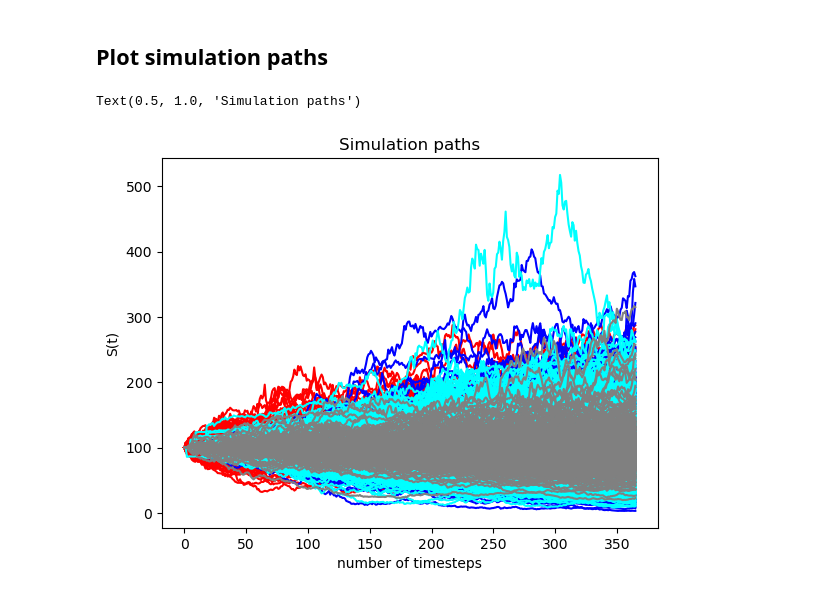
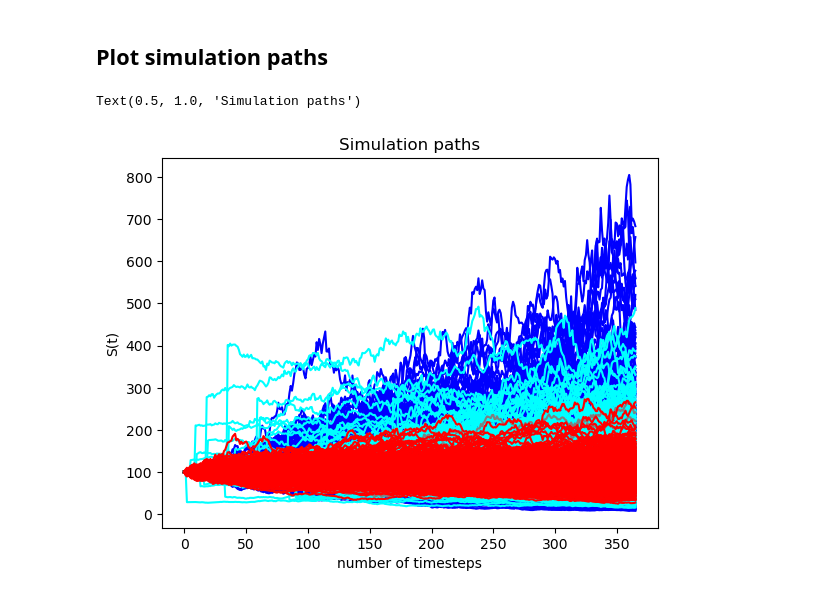
Before and after one commit to RIVACON/RiVaPy, a Jupyter notebook: sandbox/embedding/model_calibration.ipynb, the cells around one changed output. Saved outputs shown, nothing was run; the diff lists cells and outputs as text; code cells hidden in the pictures.

```diff
--- a/sandbox/embedding/model_calibration.ipynb
+++ b/sandbox/embedding/model_calibration.ipynb
@@ -680,9 +703,7 @@ def report_calibration(initial_guess, calibrated_params):
                           index=["rho", "sigma", "theta", "kappa", "v0","muJ","sigmaJ","lambda"]).round(4).T
     return report
 # %%
-def Feller(x):
-    return 2*x[3] * x[2] - x[1]**2 - 1e-6
-cons = ({"fun": Feller, "type": "ineq"})
+from scipy.optimize import minimize, NonlinearConstraint, SR1
 
 def f_HestonWithJumps(x, prices, strikes,ttm):
     model = HestonWithJumps(rate_of_mean_reversion=x[3],long_run_average=x[2],
@@ -690,13 +711,23 @@ def f_HestonWithJumps(x, prices, strikes,ttm):
     prices_calib = model.compute_call_price(s0=100., v0=model.v0,K=strikes,ttm=ttm)
     return np.sum( (prices_calib - prices)**2 )
 
-init_vals = [-0.4, 1.1, 0.1, 0.6, 0.02, 0.1, 0.1, 0.1] # rho, sigma, theta, kappa, v0, muJ, sigmaJ, lambda
-bounds = ( (-1,1), (1e-15,np.inf), (1e-15, 50), (1e-15, 50), (1e-15, 10),(1e-15, 10),(1e-15, 10),(1e-15, 10) )
-params_HestwJ_con = scpo.minimize(f_HestonWithJumps, x0=init_vals, args=(np.array(prices), np.array(xStrikes),np.array(ttm)),
-                  method='SLSQP', bounds=bounds, constraints=cons,
-                  tol=1e-4, options={"maxiter":1000}).x
+constr_func = lambda x: np.array( [ 2*x[3] * x[2] - x[1]**2 - 1e-6,
+                                    x[0],
+                                    x[4],
+                                    x[5],x[6], x[7] ] )
+
+x0=[-0.4, 1.1, 0.1, 0.6, 0.02, 0.1, 0.1, 0.1]
+
+lb = np.array( [ 0.,-1.,0.01,0.01,0.01,0.01] )
+ub = np.array( [ np.inf,1.,1.,8.,10.,10.] )
+
+nonlin_con = NonlinearConstraint( constr_func, lb=lb,ub=ub)
+bounds = ( (-1,1), (1e-2,5),(1e-2,8),(1e-2,10),(1e-2,10) )
+params_HestwJ_con = minimize( f_HestonWithJumps, x0=x0, args=(np.array(prices), np.array(xStrikes),np.array(ttm)), method='trust-constr',
+                jac='2-point',#hess=SR1(),#bounds=bounds,
+                constraints = nonlin_con ,tol=1e-5, options={"maxiter":1000}).x
 
 # Result
-report_calibration(init_vals, params_HestwJ_con)
+report_calibration(x0, params_HestwJ_con)
 # %% [output]
 |  | rho | sigma | theta | kappa | v0 | muJ | sigmaJ | lambda |
@@ -735,7 +766,7 @@ init_vals = [-4., 0.5, 10., 0.6,0.02] # rho,lambda,b,a,v0
 bounds = ( (-10,10), (0.5, 50), (1e-15, 50), (0.6, 10),(1e-15, 10))
 params_BNS_con = scpo.minimize(f_BNS, x0=init_vals, args=(np.array(prices), np.array(xStrikes),np.array(ttm)),
                   method='SLSQP', bounds=bounds, #constraints=cons,
-                  tol=1e-4, options={"maxiter":2000}).x
+                  tol=1e-4, options={"maxiter":1000}).x
 
 # Result
 report_calibration(init_vals, params_BNS_con)
@@ -771,33 +786,34 @@ mean abs error: 0.0001626766580181549
 # %%
 np.random.seed(123)
 n = 365
-T = 1.55661#n/365
+T = n/365
 timegrid = np.linspace(0.0,T,n) # simulate on daily timegrid over 30 days
 n_sims = 1000
 S0 = 100.#24.6144
 K = S0
 
 paths_Heston = Hest.simulate(timegrid, S0=S0, v0=model.v0, M=n_sims,n=n,model_name='Heston')
 paths_HestonWithJumps = HestwJ.simulate(timegrid, S0=S0, v0=model.v0, M=n_sims,n=n,model_name='Heston')
 paths_BNS = BNSm.simulate(timegrid, S0=S0, v0=model.v0, M=n_sims,n=n,model_name='BNS')
 
 plt.figure()
+
+plt.plot(paths_Heston[:,:], color = 'blue')
+plt.plot(paths_HestonWithJumps[:,:], color = 'cyan')
+plt.plot(paths_BNS[:,:],color='grey')
+
+
 n_sims = 1
 for j in range(len(xStrikes)):
     for i in range(len(ttm)):
         model = GBM(0.,theo[i][1][j])
         path_GBM = model.simulate(timegrid, S0=S0, v0=model.v0, M=n_sims,n=n,model_name='GBM')
         plt.plot(path_GBM,color='red')
 
-plt.plot(paths_Heston[:,:], color = 'blue')
-plt.plot(paths_HestonWithJumps[:,:], color = 'cyan')
-plt.plot(paths_BNS[:,:],color='grey')
-
-
 
 plt.xlabel('number of timesteps')
 plt.ylabel('S(t)')
 plt.title('Simulation paths')
 # %% [output]
 Text(0.5, 1.0, 'Simulation paths')
-[figure, old version]
+[figure, new version]
```
Also changed, not shown: parts of 6 cells of this notebook.
